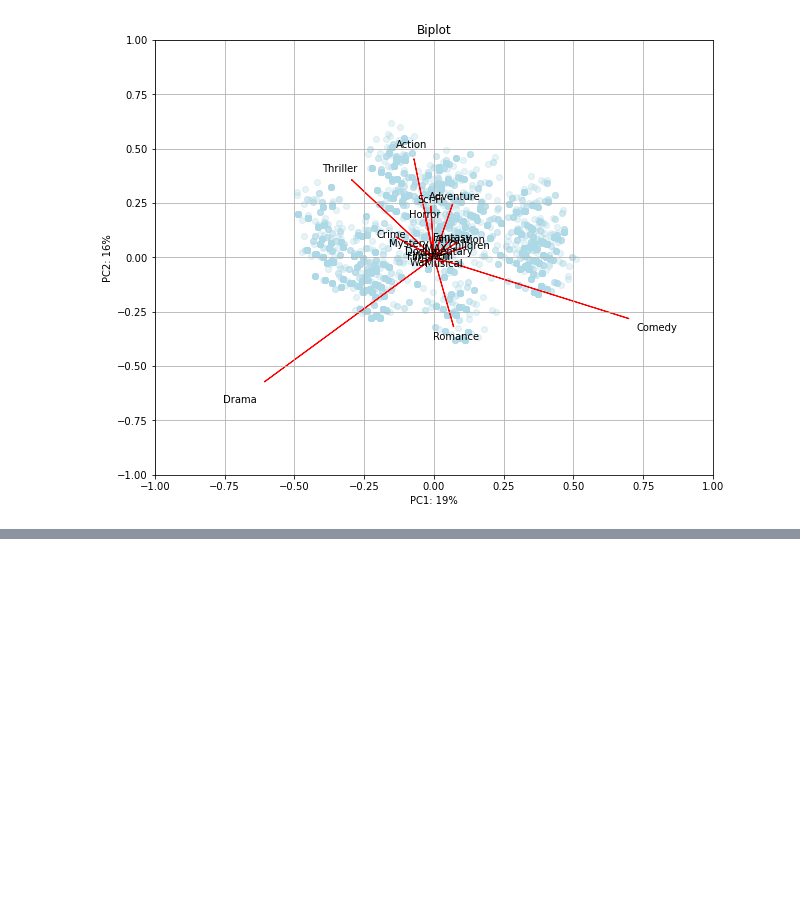
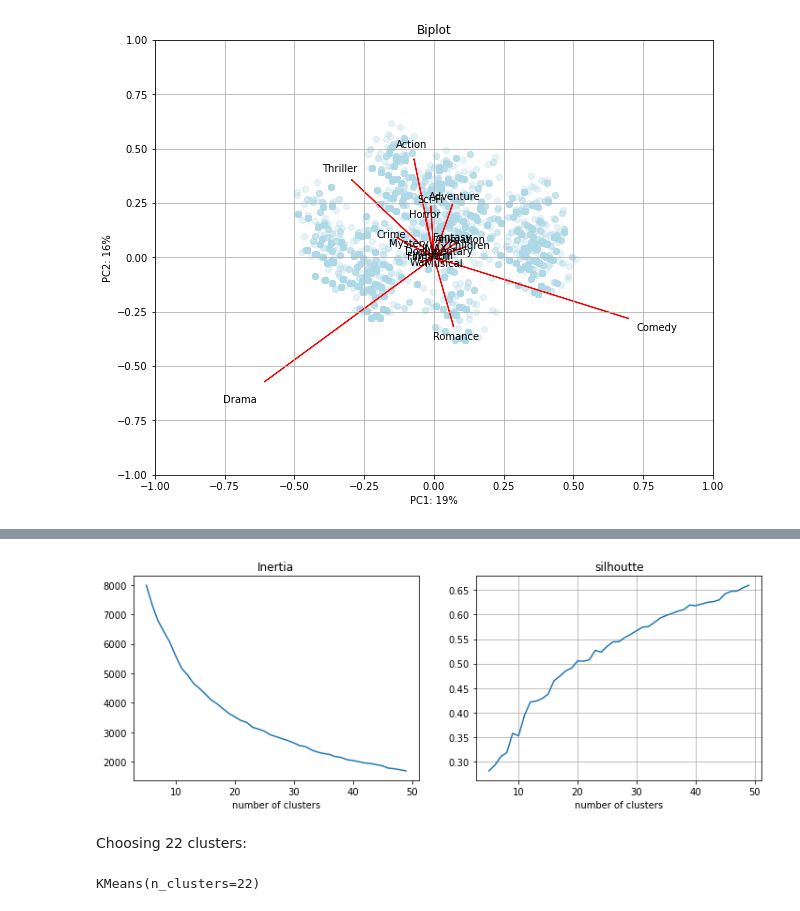
Before and after one commit to raphaelw/data-science-bootcamp, a Jupyter notebook: 10_week/project/unsupervised_learning.ipynb, the cells around one changed output, grey strips where cells are left out. Cells and saved outputs as stored; diff of their text form; code cells hidden in the pictures; blank space fills up the shorter version.

```diff
--- a/10_week/project/unsupervised_learning.ipynb
+++ b/10_week/project/unsupervised_learning.ipynb
@@ -107,0 +132,28 @@ Text(0.5, 1.0, 'Biplot')
+# %%
+inertia = []
+silhoutte ncols=
+clusters = np.arange(5,50)
+
+for cluster_no in clusters:
+    clustering = KMeans(n_clusters= cluster_no)
+    clustering.fit(W[:,0:10])
+    inertia.append(clustering.inertia_)
+    silhoutte.append(silhouette_score(W[:,0:10], clustering.labels_))
+# %%
+fig, ax = plt.subplots(ncols=2, figsize=(12,4))
+ax[0].plot(clusters, inertia)
+ax[0].set_xlabel('number of clusters')
+ax[0].set_title('Inertia')
+ax[1].plot(clusters, silhoutte)
+ax[1].set_xlabel('number of clusters')
+ax[1].set_title('silhoutte')
+ax[1].grid()
+# %% [output]
+[figure, added]
+# %% [markdown]
+Choosing 22 clusters:
+# %%
+clustering = KMeans(n_clusters=22)
+clustering.fit(W[:,0:10])
+# %% [output]
+KMeans(n_clusters=22)
```
Also changed, not shown: parts of 13 cells of this notebook.
